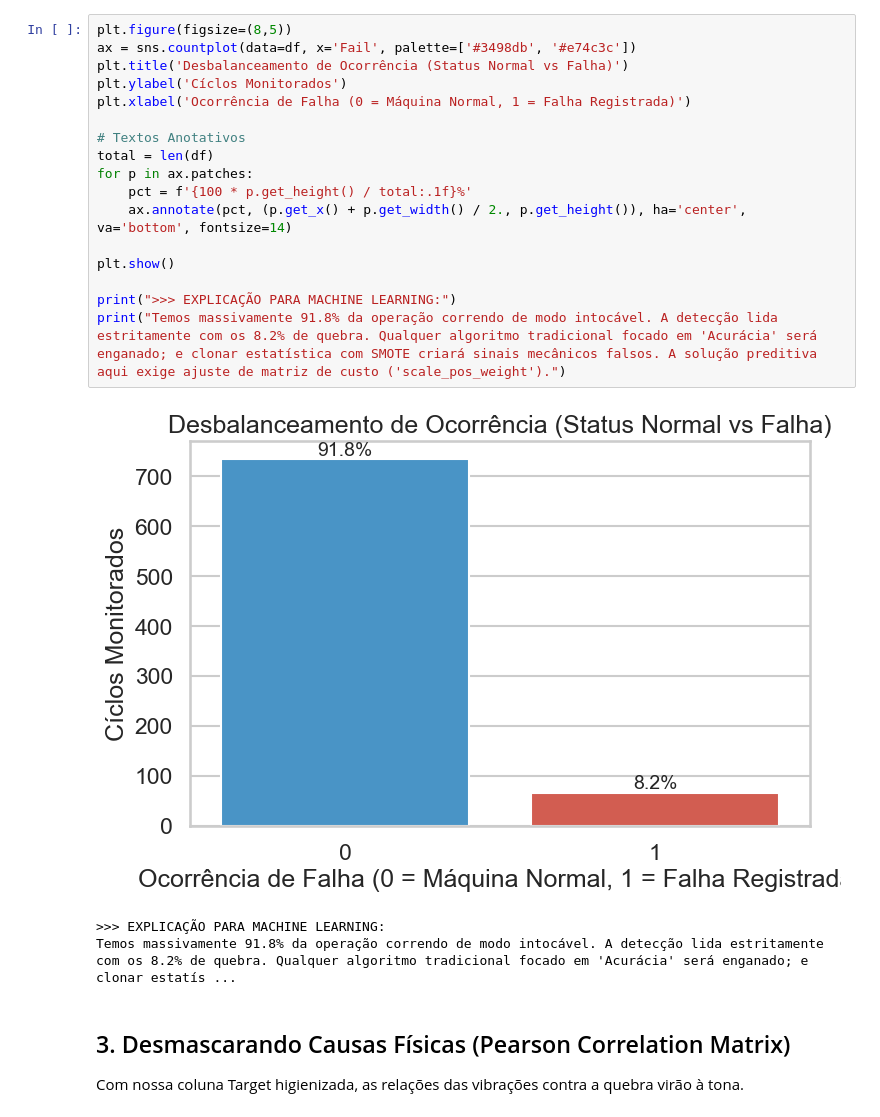
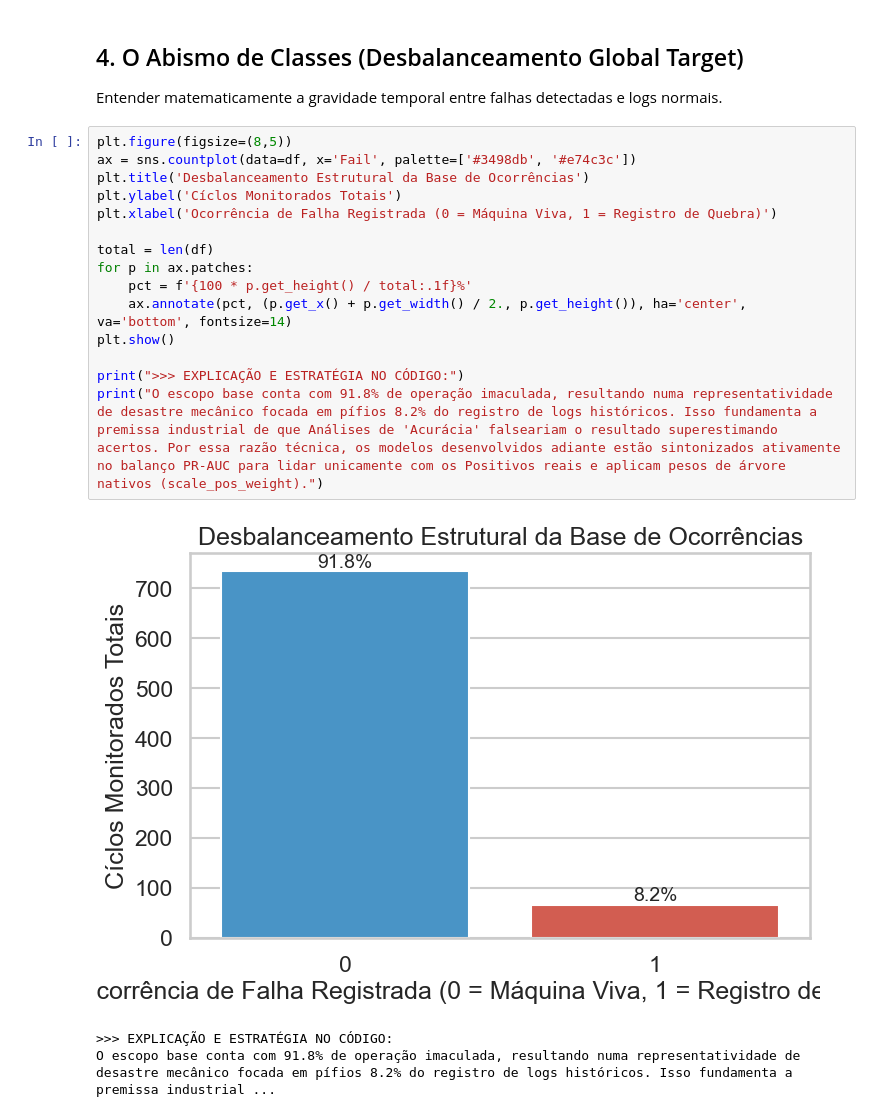
Before and after one commit to umsimplesjogador/predictive-maintenance, a Jupyter notebook: notebooks/01_eda_storytelling.ipynb, the cells around one changed output. Cells and saved outputs as stored; diff of their text form.

Commit message:
Refatoracao analitica final: estatistica dura, boxplots rigorosos, correlaçao total isolada e matriz numerica

```diff
--- a/notebooks/01_eda_storytelling.ipynb
+++ b/notebooks/01_eda_storytelling.ipynb
@@ -58,24 +108,22 @@ Entender financeiramente quantas quebras atingem a base de fato.
+# %% [markdown]
+## 4. O Abismo de Classes (Desbalanceamento Global Target)
+Entender matematicamente a gravidade temporal entre falhas detectadas e logs normais.
 # %%
 plt.figure(figsize=(8,5))
 ax = sns.countplot(data=df, x='Fail', palette=['#3498db', '#e74c3c'])
-plt.title('Desbalanceamento de Ocorrência (Status Normal vs Falha)')
-plt.ylabel('Cíclos Monitorados')
-plt.xlabel('Ocorrência de Falha (0 = Máquina Normal, 1 = Falha Registrada)')
+plt.title('Desbalanceamento Estrutural da Base de Ocorrências')
+plt.ylabel('Cíclos Monitorados Totais')
+plt.xlabel('Ocorrência de Falha Registrada (0 = Máquina Viva, 1 = Registro de Quebra)')
 
-# Textos Anotativos
 total = len(df)
 for p in ax.patches:
     pct = f'{100 * p.get_height() / total:.1f}%'
     ax.annotate(pct, (p.get_x() + p.get_width() / 2., p.get_height()), ha='center', va='bottom', fontsize=14)
-
 plt.show()
 
-print(">>> EXPLICAÇÃO PARA MACHINE LEARNING:")
-print("Temos massivamente 91.8% da operação correndo de modo intocável. A detecção lida estritamente com os 8.2% de quebra. Qualquer algoritmo tradicional focado em 'Acurácia' será enganado; e clonar estatística com SMOTE criará sinais mecânicos falsos. A solução preditiva aqui exige ajuste de matriz de custo ('scale_pos_weight').")
+print(">>> EXPLICAÇÃO E ESTRATÉGIA NO CÓDIGO:")
+print("O escopo base conta com 91.8% de operação imaculada, resultando numa representatividade de desastre mecânico focada em pífios 8.2% do registro de logs históricos. Isso fundamenta a premissa industrial de que Análises de 'Acurácia' falseariam o resultado superestimando acertos. Por essa razão técnica, os modelos desenvolvidos adiante estão sintonizados ativamente no balanço PR-AUC para lidar unicamente com os Positivos reais e aplicam pesos de árvore nativos (scale_pos_weight).")
 # %% [output]
-[figure, old version]
+[figure, new version]
->>> EXPLICAÇÃO PARA MACHINE LEARNING:
-Temos massivamente 91.8% da operação correndo de modo intocável. A detecção lida estritamente com os 8.2% de quebra. Qualquer algoritmo tradicional focado em 'Acurácia' será enganado; e clonar estatís ...
+>>> EXPLICAÇÃO E ESTRATÉGIA NO CÓDIGO:
+O escopo base conta com 91.8% de operação imaculada, resultando numa representatividade de desastre mecânico focada em pífios 8.2% do registro de logs históricos. Isso fundamenta a premissa industrial ...
-# %% [markdown]
-## 3. Desmascarando Causas Físicas (Pearson Correlation Matrix)
-Com nossa coluna Target higienizada, as relações das vibrações contra a quebra virão à tona.
```
Also changed, not shown: parts of 24 cells of this notebook, 1 other file.
